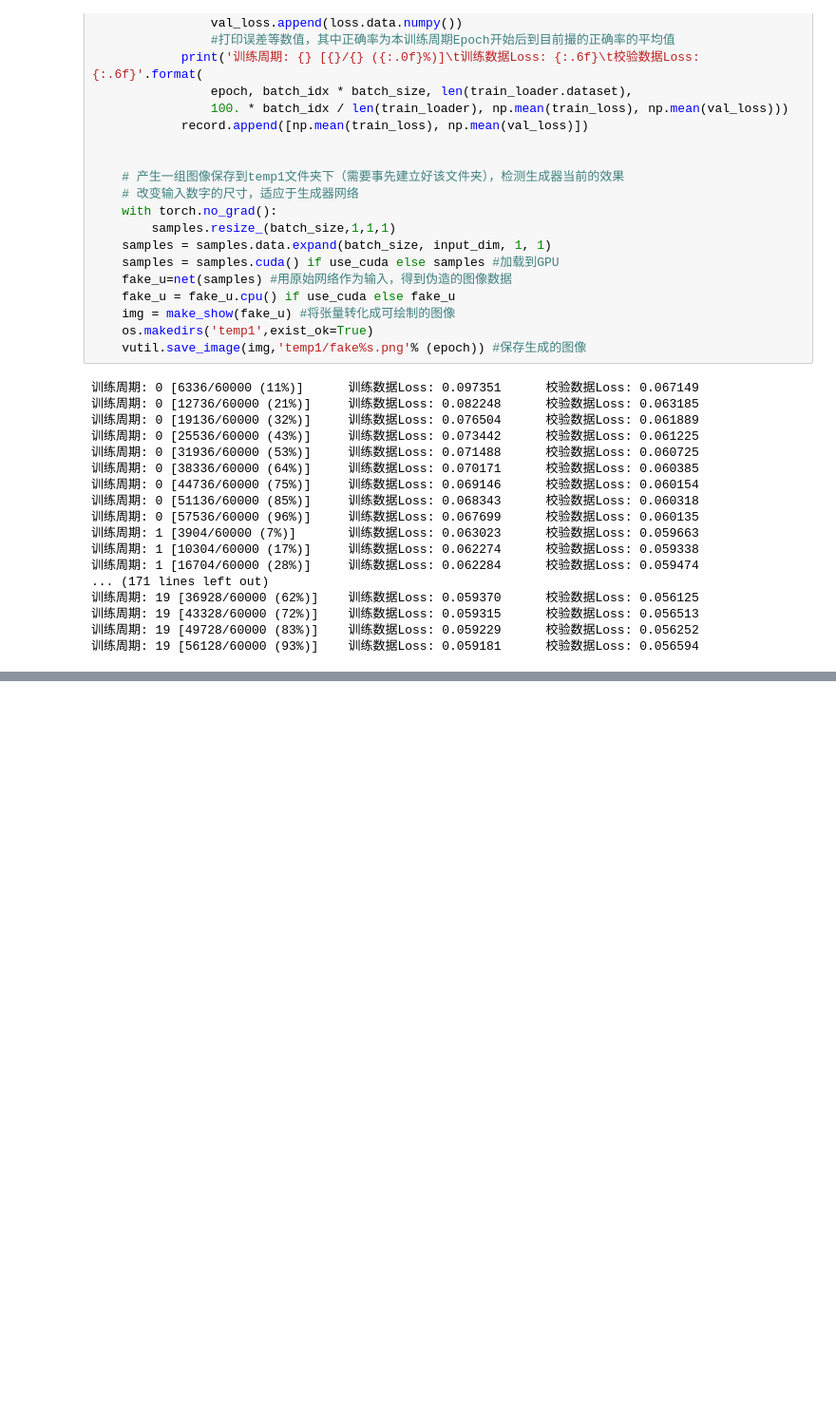
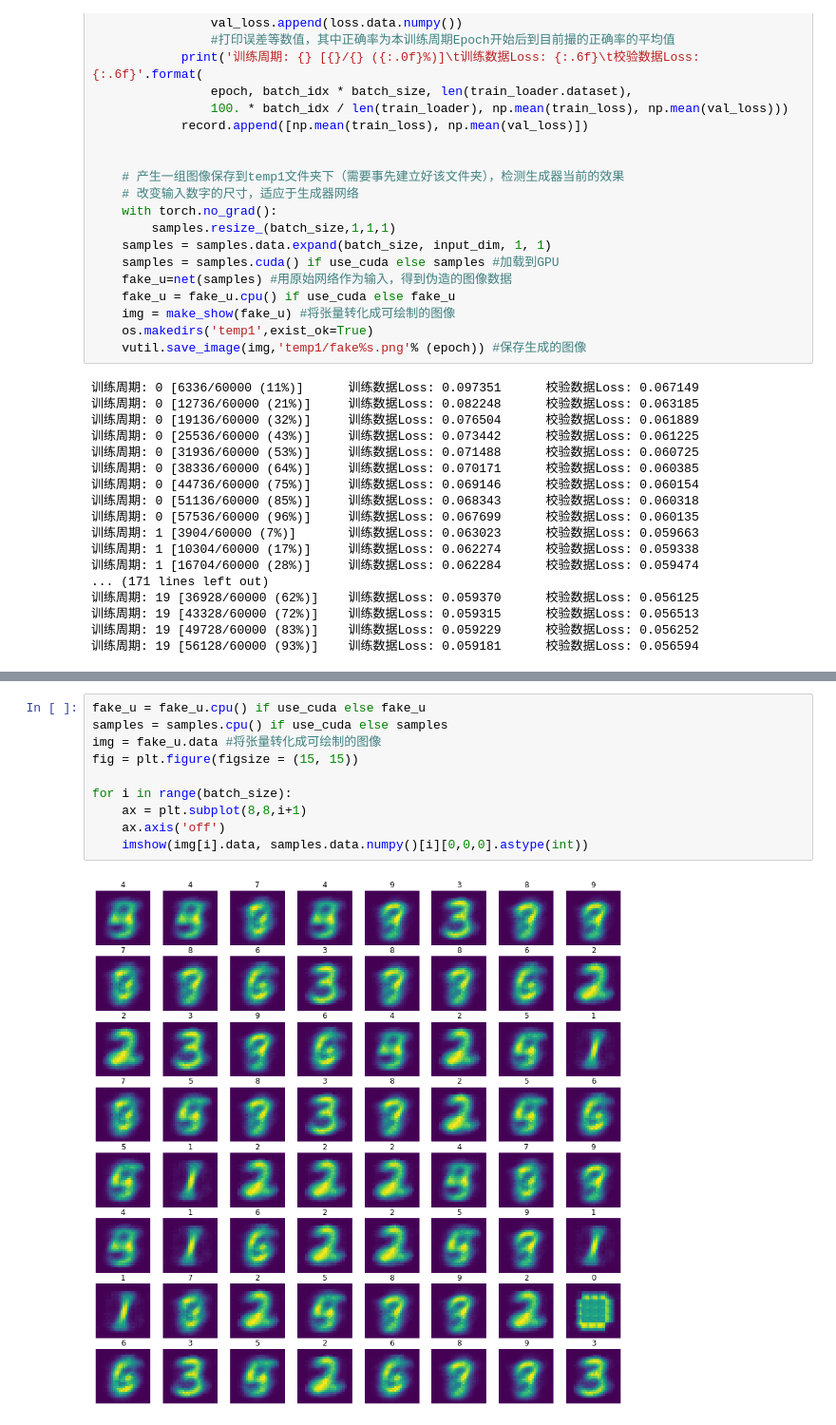
Before and after one commit to PiKaChu-wcg/pytorch, a Jupyter notebook: Generative.ipynb, the cells around one changed output, grey strips where cells are left out. Shown at 95% size. Drawn from its saved outputs; the diff is of its cells as text; blank space fills up the shorter version.

```diff
--- a/Generative.ipynb
+++ b/Generative.ipynb
@@ -197,0 +208,12 @@ for epoch in range(num_epochs):
+# %%
+fake_u = fake_u.cpu() if use_cuda else fake_u
+samples = samples.cpu() if use_cuda else samples
+img = fake_u.data #将张量转化成可绘制的图像
+fig = plt.figure(figsize = (15, 15))
+
+for i in range(batch_size):
+    ax = plt.subplot(8,8,i+1)
+    ax.axis('off')
+    imshow(img[i].data, samples.data.numpy()[i][0,0,0].astype(int))
+# %% [output]
+[figure, added]
```
Also changed, not shown: parts of 1 cell of this notebook.
